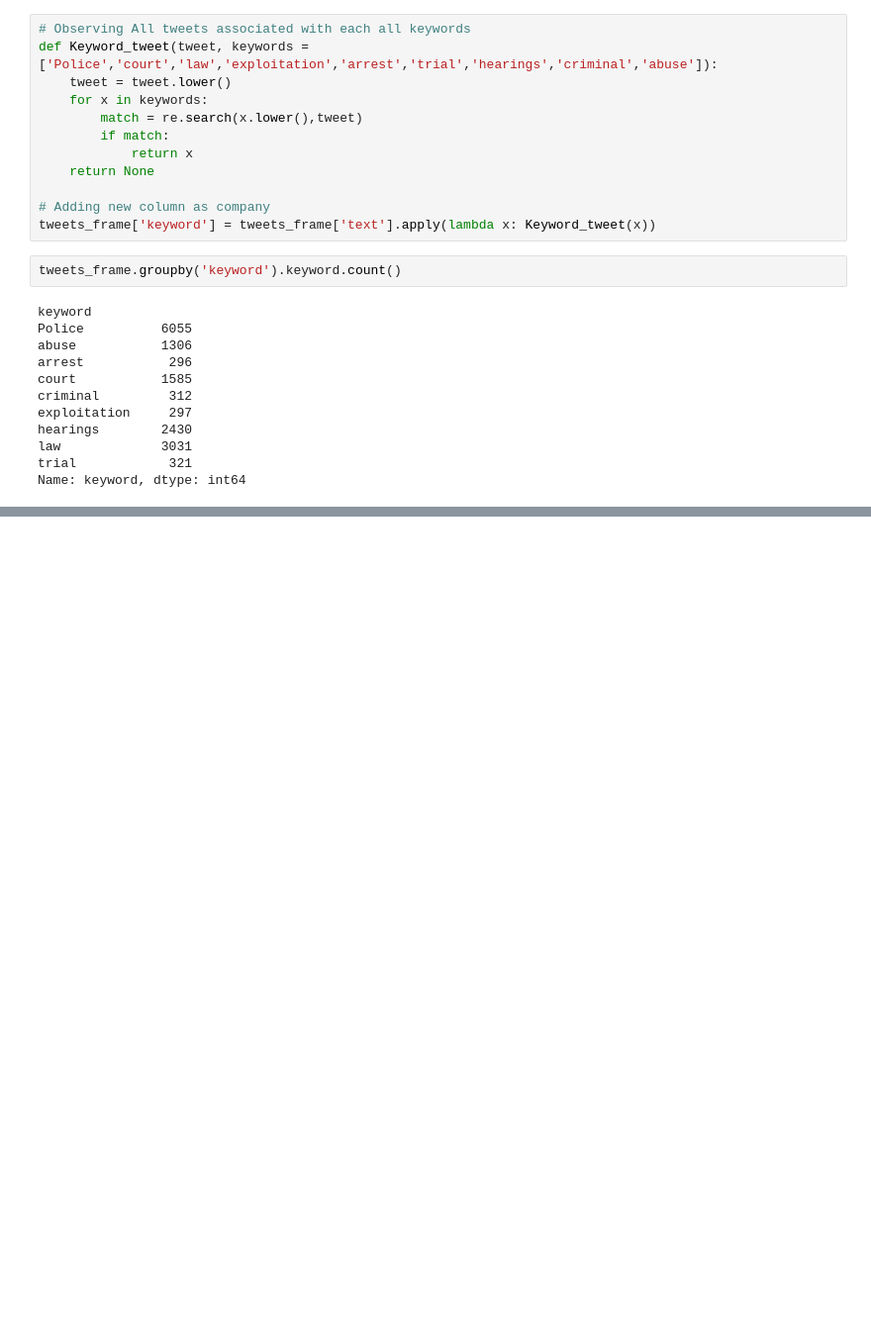
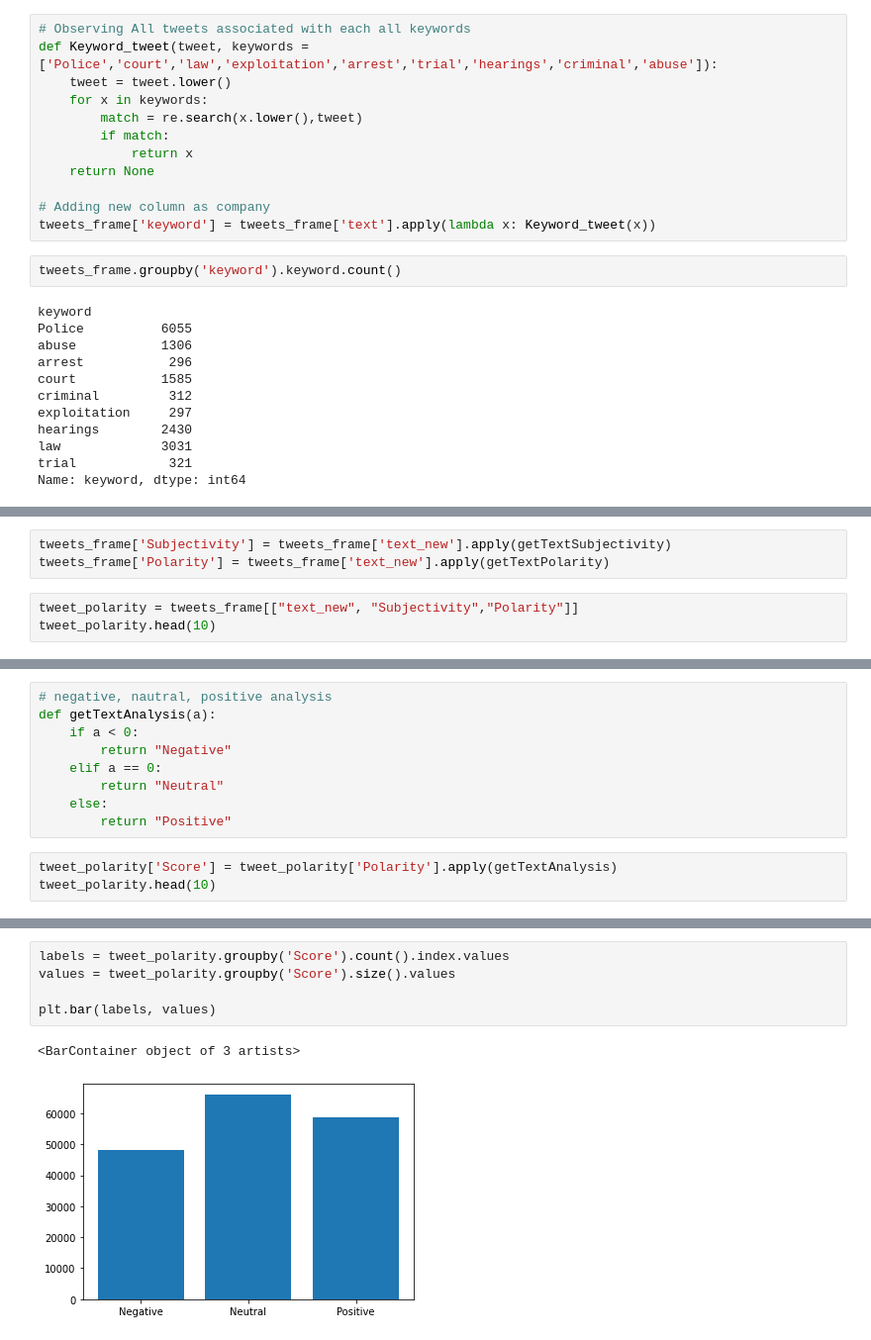
Before and after one commit to shai0002/Social-Media-Analysis-on-Missing-and-Murdered-Indigenous-Women-using-Data-Science-and-Analytics, a Jupyter notebook: tweets_dataframe.ipynb, the cells around one changed output, grey strips where cells are left out. Shown at 99% size. Drawn from its saved outputs; the diff is of its cells as text; blank space fills up the shorter version.

```diff
--- a/tweets_dataframe.ipynb
+++ b/tweets_dataframe.ipynb
@@ -343,0 +371,6 @@ tweets_spark_df = Spark_df.select('text','keyword',spark_func(Spark_df['text']).
+# %%
+tweets_frame['Subjectivity'] = tweets_frame['text_new'].apply(getTextSubjectivity)
+tweets_frame['Polarity'] = tweets_frame['text_new'].apply(getTextPolarity)
+# %%
+tweet_polarity = tweets_frame[["text_new", "Subjectivity","Polarity"]]
+tweet_polarity.head(10)
@@ -343,0 +389,12 @@ tweets_spark_df = Spark_df.select('text','keyword',spark_func(Spark_df['text']).
+# %%
+# negative, nautral, positive analysis
+def getTextAnalysis(a):
+    if a < 0:
+        return "Negative"
+    elif a == 0:
+        return "Neutral"
+    else:
+        return "Positive"
+# %%
+tweet_polarity['Score'] = tweet_polarity['Polarity'].apply(getTextAnalysis)
+tweet_polarity.head(10)
@@ -343,0 +418,8 @@ tweets_spark_df = Spark_df.select('text','keyword',spark_func(Spark_df['text']).
+# %%
+labels = tweet_polarity.groupby('Score').count().index.values
+values = tweet_polarity.groupby('Score').size().values
+
+plt.bar(labels, values)
+# %% [output]
+<BarContainer object of 3 artists>
+[figure, added]
```
Also changed, not shown: parts of 24 cells of this notebook.
